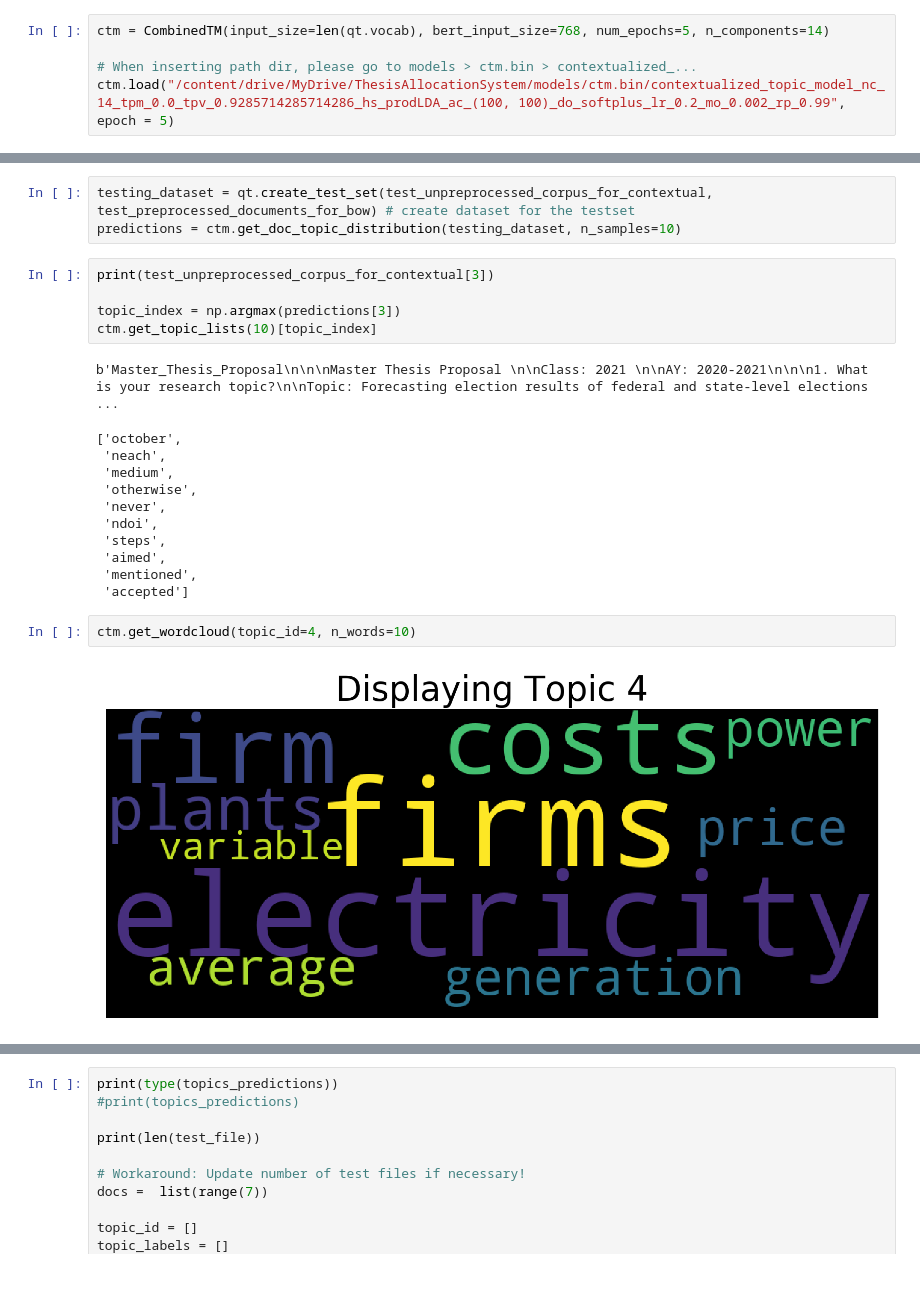
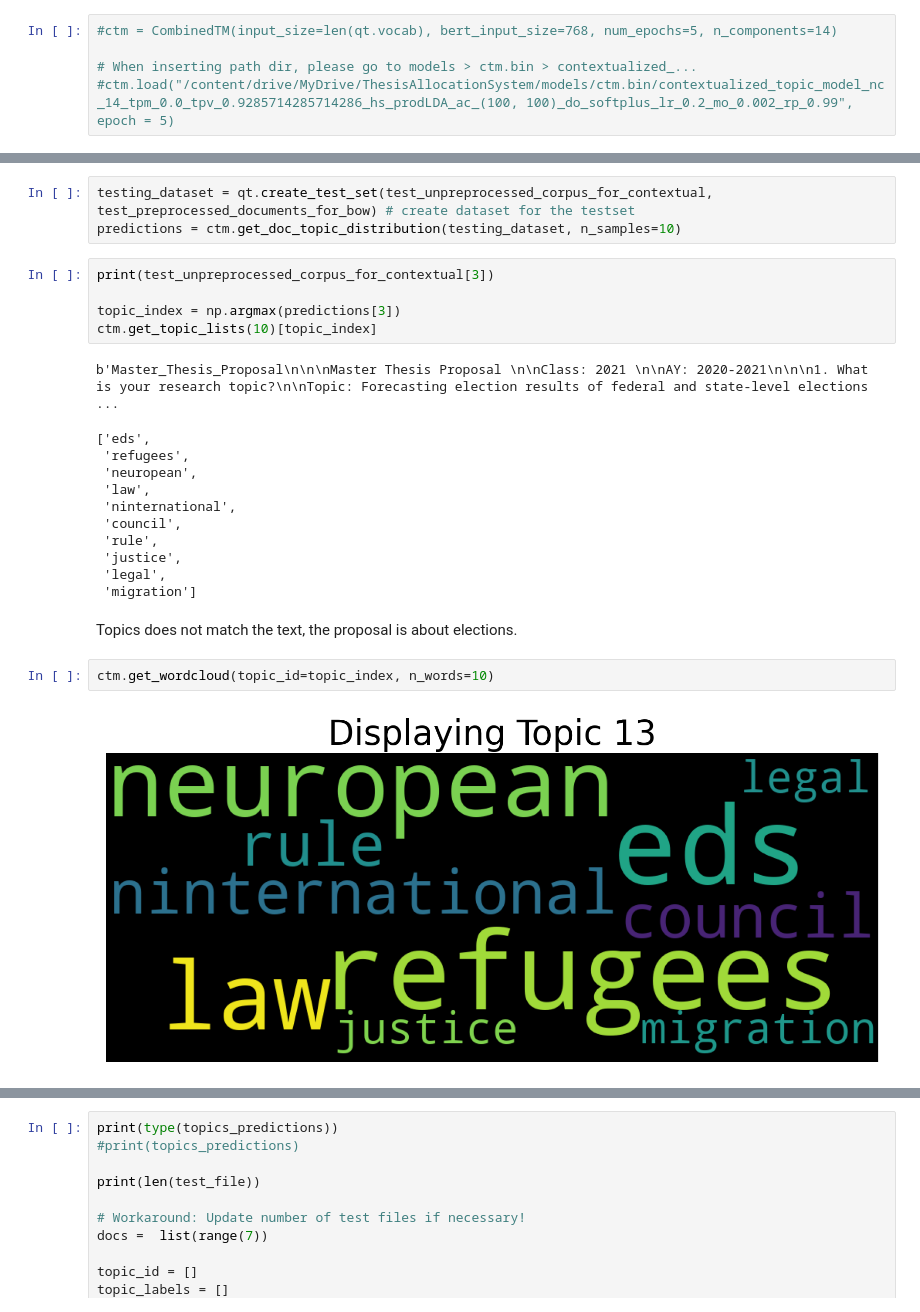
Before and after one commit to esnue/ThesisAllocationSystem, a Jupyter notebook: 3_contextualized_topic_modeling.ipynb, the cells around one changed output, grey strips where cells are left out. Cells and saved outputs as stored; diff of their text form; blank space fills up the shorter version.

```diff
--- a/3_contextualized_topic_modeling.ipynb
+++ b/3_contextualized_topic_modeling.ipynb
@@ -154,6 +154,6 @@ del ctm
 # %%
-ctm = CombinedTM(input_size=len(qt.vocab), bert_input_size=768, num_epochs=5, n_components=14)
+#ctm = CombinedTM(input_size=len(qt.vocab), bert_input_size=768, num_epochs=5, n_components=14)
 
 # When inserting path dir, please go to models > ctm.bin > contextualized_...
-ctm.load("/content/drive/MyDrive/ThesisAllocationSystem/models/ctm.bin/contextualized_topic_model_nc_14_tpm_0.0_tpv_0.9285714285714286_hs_prodLDA_ac_(100, 100)_do_softplus_lr_0.2_mo_0.002_rp_0.99", epoch = 5)
+#ctm.load("/content/drive/MyDrive/ThesisAllocationSystem/models/ctm.bin/contextualized_topic_model_nc_14_tpm_0.0_tpv_0.9285714285714286_hs_prodLDA_ac_(100, 100)_do_softplus_lr_0.2_mo_0.002_rp_0.99", epoch = 5)
 # %% [output]
@@ -284,20 +303,22 @@ topic_index = np.argmax(predictions[3])
 ctm.get_topic_lists(10)[topic_index]
 # %% [output]
 b'Master_Thesis_Proposal\n\n\nMaster Thesis Proposal \n\nClass: 2021 \n\nAY: 2020-2021\n\n\n1. What is your research topic?\n\nTopic: Forecasting election results of federal and state-level elections  ...
-['october',
- 'neach',
- 'medium',
- 'otherwise',
- 'never',
- 'ndoi',
- 'steps',
- 'aimed',
- 'mentioned',
- 'accepted']
+['eds',
+ 'refugees',
+ 'neuropean',
+ 'law',
+ 'ninternational',
+ 'council',
+ 'rule',
+ 'justice',
+ 'legal',
+ 'migration']
+# %% [markdown]
+Topics does not match the text, the proposal is about elections.
 # %%
-ctm.get_wordcloud(topic_id=4, n_words=10)
+ctm.get_wordcloud(topic_id=topic_index, n_words=10)
 # %% [output]
-[figure, old version]
+[figure, new version]
 # %%
 ctm.get_wordcloud(topic_id=7, n_words=10)
 # %% [output]
```
Also changed, not shown: parts of 18 cells of this notebook.
